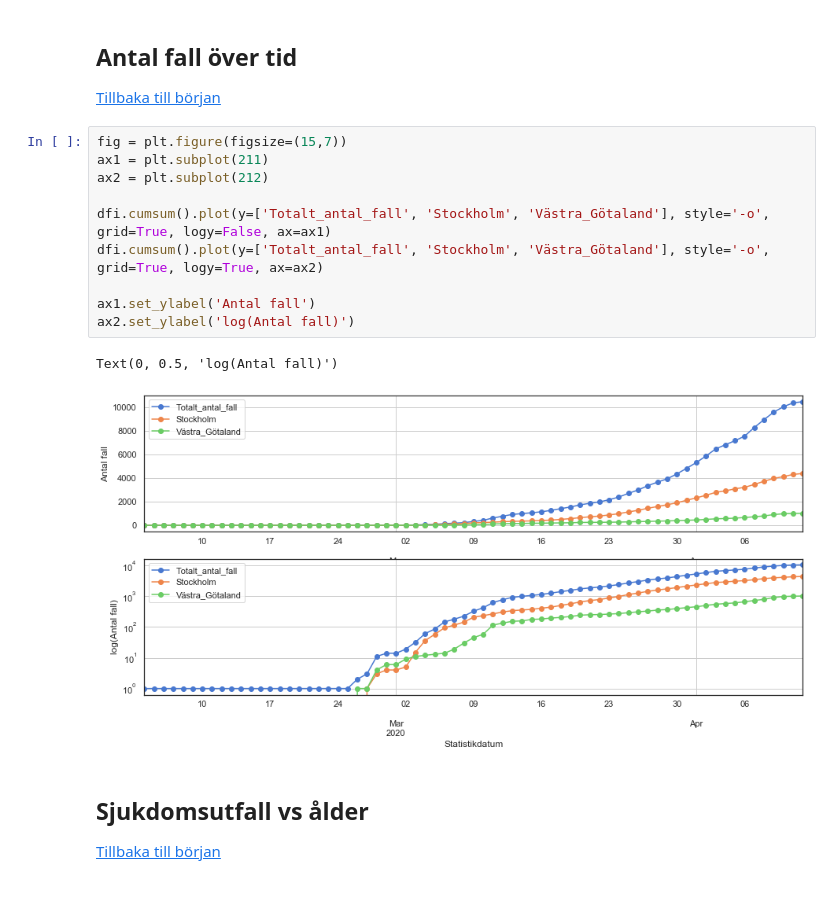
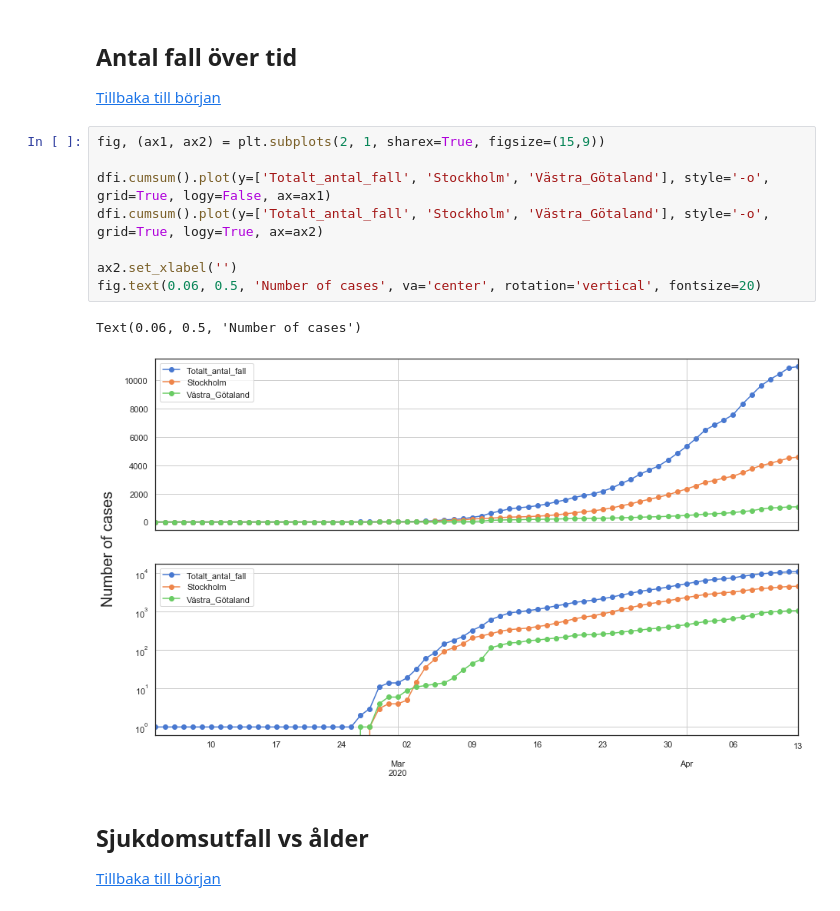
Before and after one commit to Frallmeister/covid19, a Jupyter notebook: corona_notebook.ipynb, the cells around one changed output. Cells and saved outputs as stored; diff of their text form.

Commit message:
Instantiate figures with plt.subplots in notebook

```diff
--- a/corona_notebook.ipynb
+++ b/corona_notebook.ipynb
@@ -25,18 +25,16 @@ dfi = df.set_index('Statistikdatum')
 
 [Tillbaka till början](#top)
 # %%
-fig = plt.figure(figsize=(15,7))
-ax1 = plt.subplot(211)
-ax2 = plt.subplot(212)
+fig, (ax1, ax2) = plt.subplots(2, 1, sharex=True, figsize=(15,9))
 
 dfi.cumsum().plot(y=['Totalt_antal_fall', 'Stockholm', 'Västra_Götaland'], style='-o', grid=True, logy=False, ax=ax1)
 dfi.cumsum().plot(y=['Totalt_antal_fall', 'Stockholm', 'Västra_Götaland'], style='-o', grid=True, logy=True, ax=ax2)
 
-ax1.set_ylabel('Antal fall')
-ax2.set_ylabel('log(Antal fall)')
+ax2.set_xlabel('')
+fig.text(0.06, 0.5, 'Number of cases', va='center', rotation='vertical', fontsize=20)
 # %% [output]
-Text(0, 0.5, 'log(Antal fall)')
+Text(0.06, 0.5, 'Number of cases')
-[figure, old version]
+[figure, new version]
 # %% [markdown]
 <a id='sjukdomsutfall'></a>
 ## Sjukdomsutfall vs ålder
```
Also changed, not shown: parts of 3 cells of this notebook.
